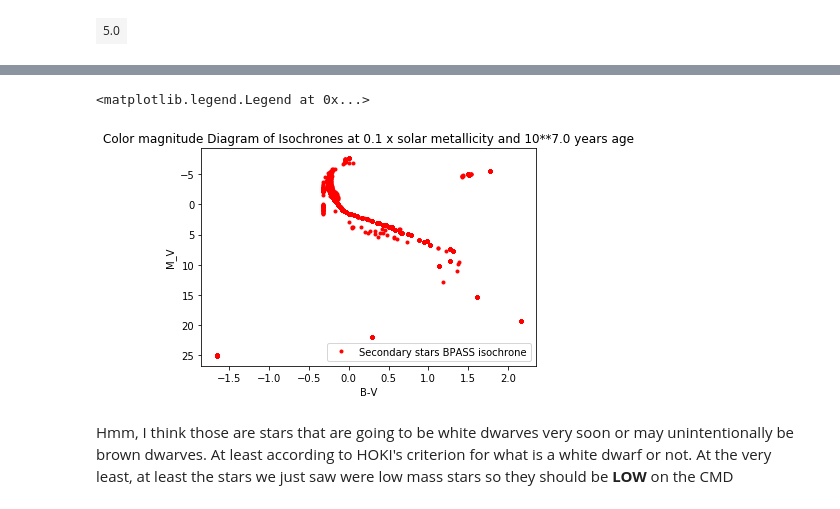
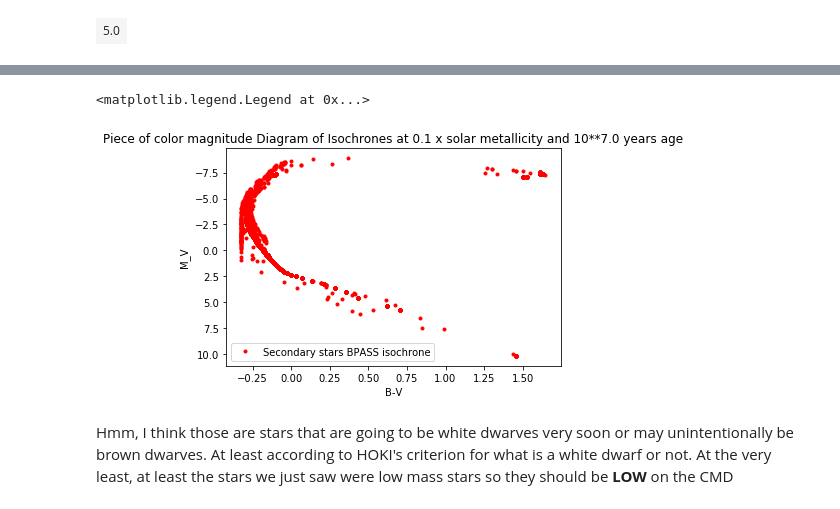
Before and after one commit to RyotaInagaki1/SPISEA, a Jupyter notebook: Test_Plots/Debugging the SPISEA isochrone at 0.1* solar metallicity 10**7.0 years old-Low-Met.ipynb, the cells around one changed output, grey strips where cells are left out. Cells and saved outputs as stored; diff of their text form; code cells hidden in the pictures.

```diff
--- a/Test_Plots/Debugging the SPISEA isochrone at 0.1* solar metallicity 10**7.0 years old-Low-Met.ipynb
+++ b/Test_Plots/Debugging the SPISEA isochrone at 0.1* solar metallicity 10**7.0 years old-Low-Met.ipynb
@@ -14,5 +14,5 @@ import time
 import numpy as np
 t1=time.time()
 bps=evolution.BPASS()
-iso1=synthetic.Isochrone_Binary(7.0, 0.0, 1000,math.log10(1), mass_sampling=1)
+iso1=synthetic.Isochrone_Binary(7.0, 0.0, 1000,math.log10(0.1), mass_sampling=1)
 # %% [output]
@@ -165,14 +168,14 @@ Table length=6
 # %%
 import matplotlib.pyplot as plt
 plt.plot(iso1.secondaries['m_ubv_B']-iso1.secondaries["m_ubv_V"], iso1.secondaries["m_ubv_V"]-5*np.log10(100), "r.", label="Secondary stars BPASS isochrone")
 plt.xlabel("B-V")
 plt.ylabel("M_V")
-plt.title("Color magnitude Diagram of Isochrones at 0.1 x solar metallicity and 10**7.0 years age")
+plt.title("Piece of color magnitude Diagram of Isochrones at 0.1 x solar metallicity and 10**7.0 years age")
 plt.gca().invert_yaxis()
 plt.legend()
 # %% [output]
 <matplotlib.legend.Legend at 0x...>
-[figure, old version]
+[figure, new version]
 # %% [markdown]
 Hmm, I think those are stars that are going to be white dwarves very soon or may unintentionally be brown dwarves. At least according to HOKI's criterion for what is a white dwarf or not. At the very least, at least the stars we just saw were low mass stars so they should be **LOW** on the CMD
 # %%
```
Also changed, not shown: parts of 60 cells of this notebook, 40 other files.
